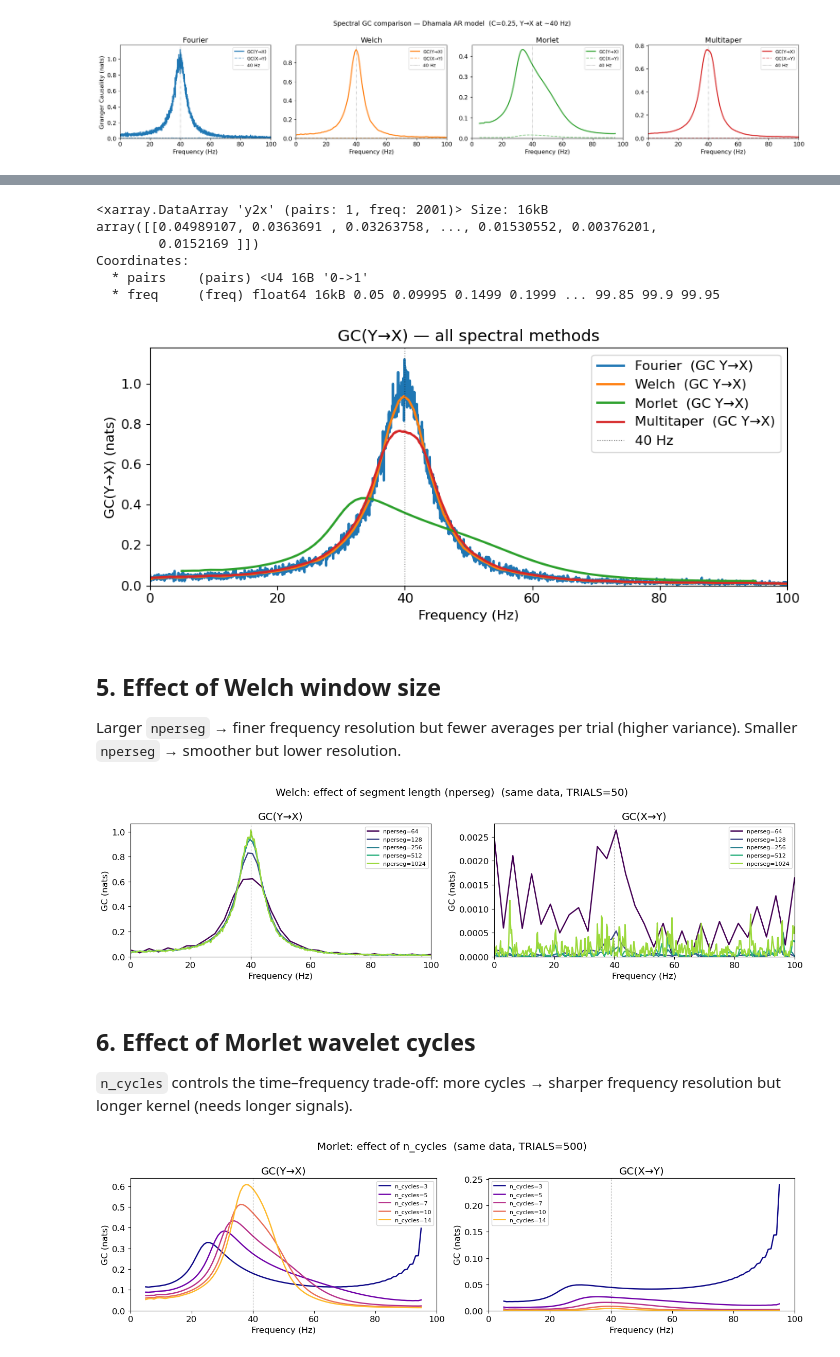
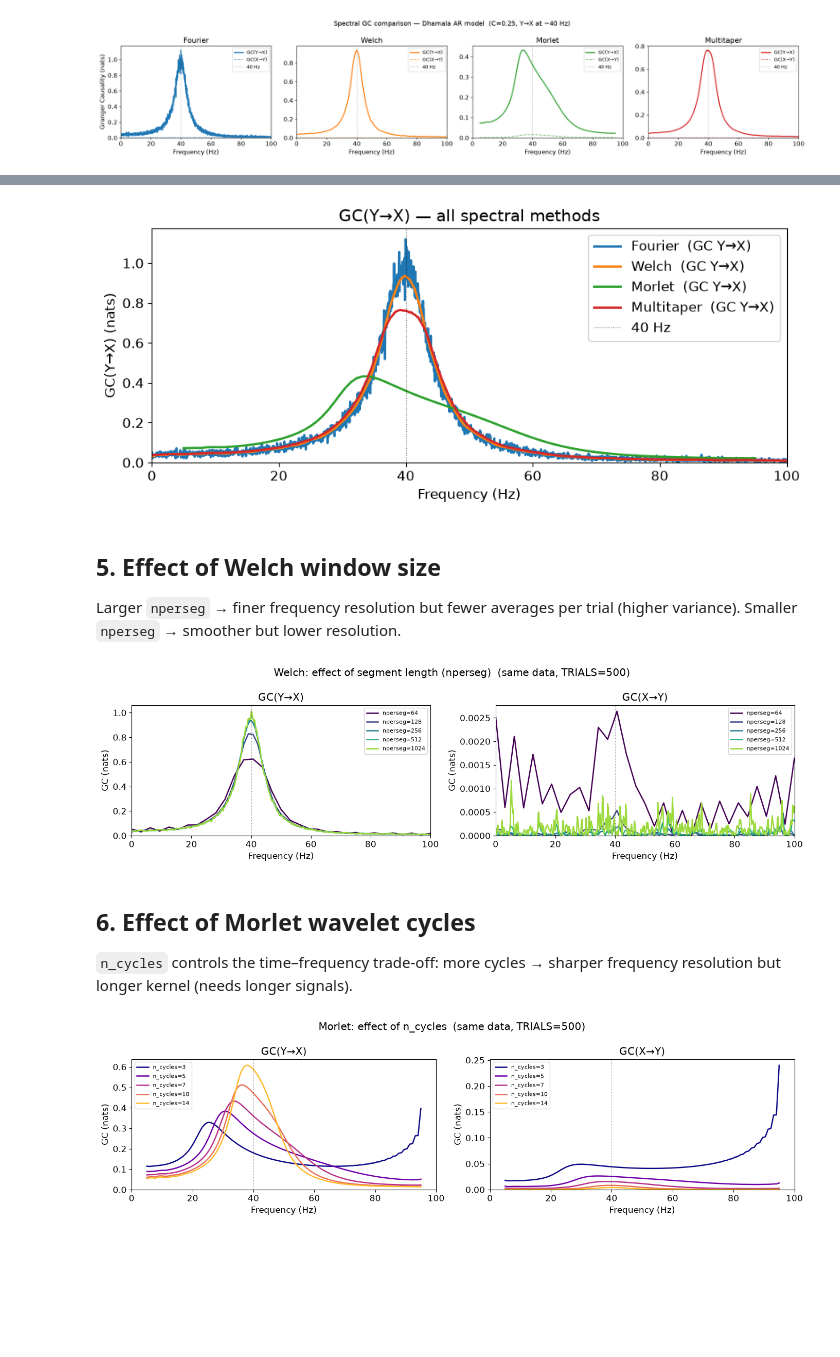
Before and after one commit to ViniciusLima94/pyGC, a Jupyter notebook: notebooks/05_spectral_methods_comparison.ipynb, the cells around one changed output, grey strips where cells are left out. Drawn from its saved outputs; the diff is of its cells as text; code cells hidden in the pictures; blank space fills up the shorter version.

```diff
--- a/notebooks/05_spectral_methods_comparison.ipynb
+++ b/notebooks/05_spectral_methods_comparison.ipynb
@@ -134,10 +133,10 @@ ds_morlet = spectral_granger_causality(
     spectral_params={"freqs": MORLET_FREQS, "n_cycles": N_CYCLES},
 )
 
-Ix2y_m, Iy2x_m,  MORLET_FREQS = ds_morlet["x2y"], ds_morlet["y2x"], ds_morlet["freq"]
+Ix2y_m, Iy2x_m, f_morlet = ds_morlet["x2y"], ds_morlet["y2x"], ds_morlet["freq"]
 
 print(
-    f"Morlet   — freq bins: {len(MORLET_FREQS)}  ({MORLET_FREQS[0]:.1f}–{MORLET_FREQS[-1]:.1f} Hz)"
+    f"Morlet   — freq bins: {len(f_morlet)}  ({f_morlet[0]:.1f}–{f_morlet[-1]:.1f} Hz)"
 )
 print(
     f"           GC(Y→X) mean: {Iy2x_m.mean():.4f}   GC(X→Y) mean: {Ix2y_m.mean():.4f}"
@@ -179,7 +178,7 @@ FMAX = 100  # plot up to 100 Hz
 methods = [
     ("Fourier",     f_fourier,    Ix2y_f,  Iy2x_f,  "C0"),
     ("Welch",       f_welch,      Ix2y_w,  Iy2x_w,  "C1"),
-    ("Morlet",      MORLET_FREQS, Ix2y_m,  Iy2x_m,  "C2"),
+    ("Morlet",      f_morlet,     Ix2y_m,  Iy2x_m,  "C2"),
     ("Multitaper",  f_mt,         Ix2y_mt, Iy2x_mt, "C3"),
 ]
 
@@ -211,14 +210,5 @@ plt.tight_layout()
 
 Overlaying the dominant direction makes it easy to compare peak position and sharpness.
-# %%
-y2x
-# %% [output]
-<xarray.DataArray 'y2x' (pairs: 1, freq: 2001)> Size: 16kB
-array([[0.04989107, 0.0363691 , 0.03263758, ..., 0.01530552, 0.00376201,
-        0.0152169 ]])
-Coordinates:
-  * pairs    (pairs) <U4 16B '0->1'
-  * freq     (freq) float64 16kB 0.05 0.09995 0.1499 0.1999 ... 99.85 99.9 99.95
 # %%
 fig, ax = plt.subplots(figsize=(9, 4))
 
@@ -235,7 +225,7 @@ ax.legend()
 ax.set_title("GC(Y→X) — all spectral methods")
 plt.tight_layout()
 # %% [output]
-[figure, old version]
+[figure, new version]
 # %% [markdown]
 ## 5. Effect of Welch window size
 
@@ -276,10 +266,10 @@ for ax, title in zip(axes, ["GC(Y→X)", "GC(X→Y)"]):
     ax.set_ylim(bottom=0)
     ax.legend(fontsize=8)
 
-fig.suptitle("Welch: effect of segment length (nperseg)  (same data, TRIALS=50)")
+fig.suptitle(f"Welch: effect of segment length (nperseg)  (same data, TRIALS={TRIALS})")
 plt.tight_layout()
 # %% [output]
-[figure, old version]
+[figure, new version]
 # %% [markdown]
 ## 6. Effect of Morlet wavelet cycles
 
@@ -292,38 +282,38 @@ colors_m = plt.cm.plasma(np.linspace(0, 0.85, len(n_cycles_list)))
 fig, axes = plt.subplots(1, 2, figsize=(14, 4))
 
 for nc, col in zip(n_cycles_list, colors_m):
     ds_mn = spectral_granger_causality(
         data,
         FS,
         spectral_method="morlet",
         Niterations=200,
         verbose=False,
         spectral_params={"freqs": MORLET_FREQS, "n_cycles": nc},
     )
 
-    Ix2y_mn, Iy2x_mn, MORLET_FREQS = ds_mn["x2y"][0], ds_mn["y2x"][0], ds_mn["freq"]
+    Ix2y_mn, Iy2x_mn, f_morlet = ds_mn["x2y"][0], ds_mn["y2x"][0], ds_mn["freq"]
 
-    mask = MORLET_FREQS <= FMAX
+    mask = f_morlet <= FMAX
     axes[0].plot(
-        MORLET_FREQS[mask], Iy2x_mn[mask], color=col, lw=1.8, label=f"n_cycles={nc}"
+        f_morlet[mask], Iy2x_mn[mask], color=col, lw=1.8, label=f"n_cycles={nc}"
     )
     axes[1].plot(
-        MORLET_FREQS[mask], Ix2y_mn[mask], color=col, lw=1.8, label=f"n_cycles={nc}"
+        f_morlet[mask], Ix2y_mn[mask], color=col, lw=1.8, label=f"n_cycles={nc}"
     )
 
 for ax, title in zip(axes, ["GC(Y→X)", "GC(X→Y)"]):
     ax.axvline(40, color="k", lw=0.8, linestyle=":", alpha=0.5)
     ax.set_xlabel("Frequency (Hz)")
     ax.set_ylabel("GC (nats)")
     ax.set_title(title)
     ax.set_xlim([0, FMAX])
     ax.set_ylim(bottom=0)
     ax.legend(fontsize=8)
 
 fig.suptitle(f"Morlet: effect of n_cycles  (same data, TRIALS={TRIALS})")
 plt.tight_layout()
 # %% [output]
-[figure, old version]
+[figure, new version]
 # %% [markdown]
 ## 7. Effect of multitaper bandwidth
 
```
Also changed, not shown: parts of 7 cells of this notebook.
